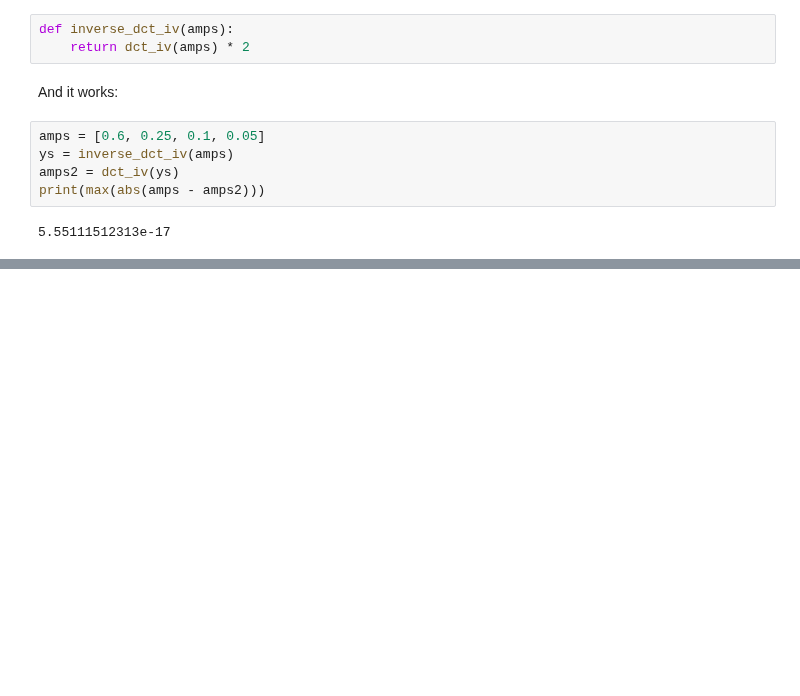
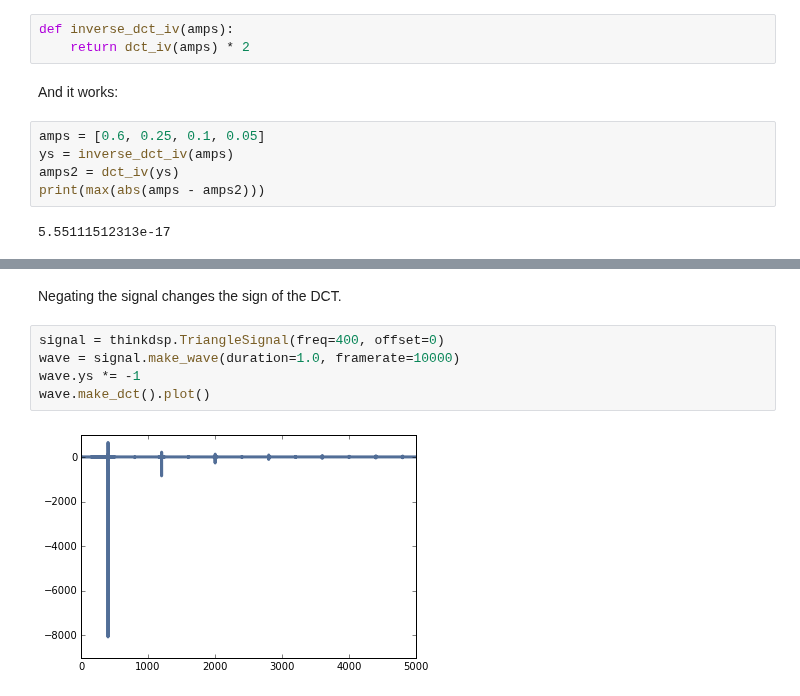
Before and after one commit to AllenDowney/ThinkDSP, a Jupyter notebook: code/chap06.ipynb, the cells around one changed output, grey strips where cells are left out. Saved outputs shown, nothing was run; the diff lists cells and outputs as text; blank space fills up the shorter version.

```diff
--- a/code/chap06.ipynb
+++ b/code/chap06.ipynb
@@ -211,0 +243,9 @@ print(max(abs(amps - amps2)))
+# %% [markdown]
+Negating the signal changes the sign of the DCT.
+# %%
+signal = thinkdsp.TriangleSignal(freq=400, offset=0)
+wave = signal.make_wave(duration=1.0, framerate=10000)
+wave.ys *= -1
+wave.make_dct().plot()
+# %% [output]
+[figure, added]
```
Also changed, not shown: parts of 26 cells of this notebook, 1 other file.
